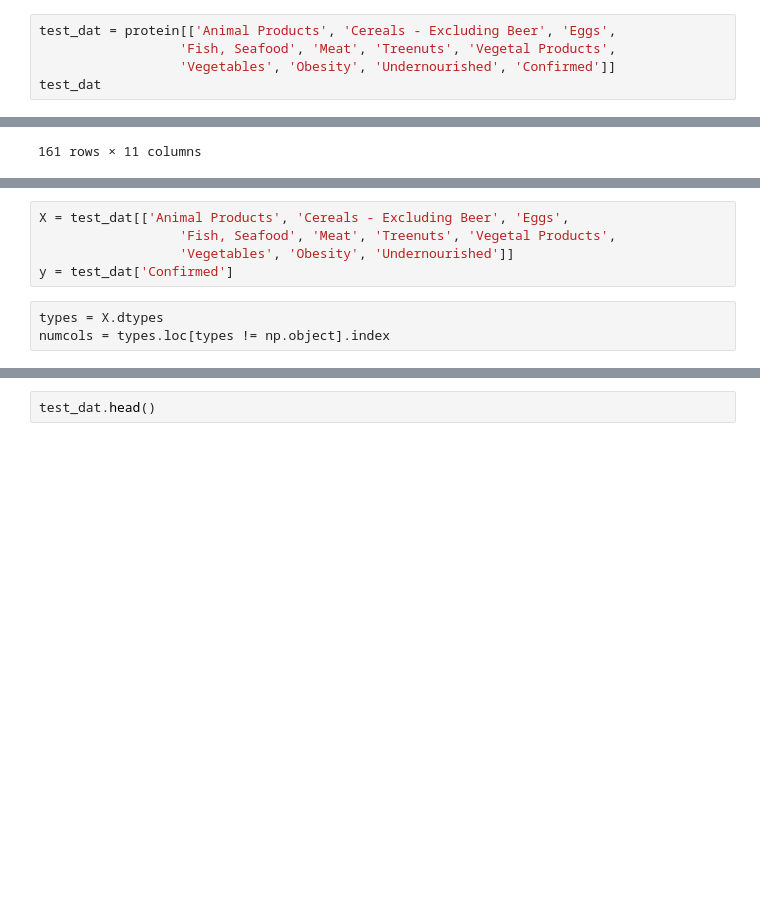
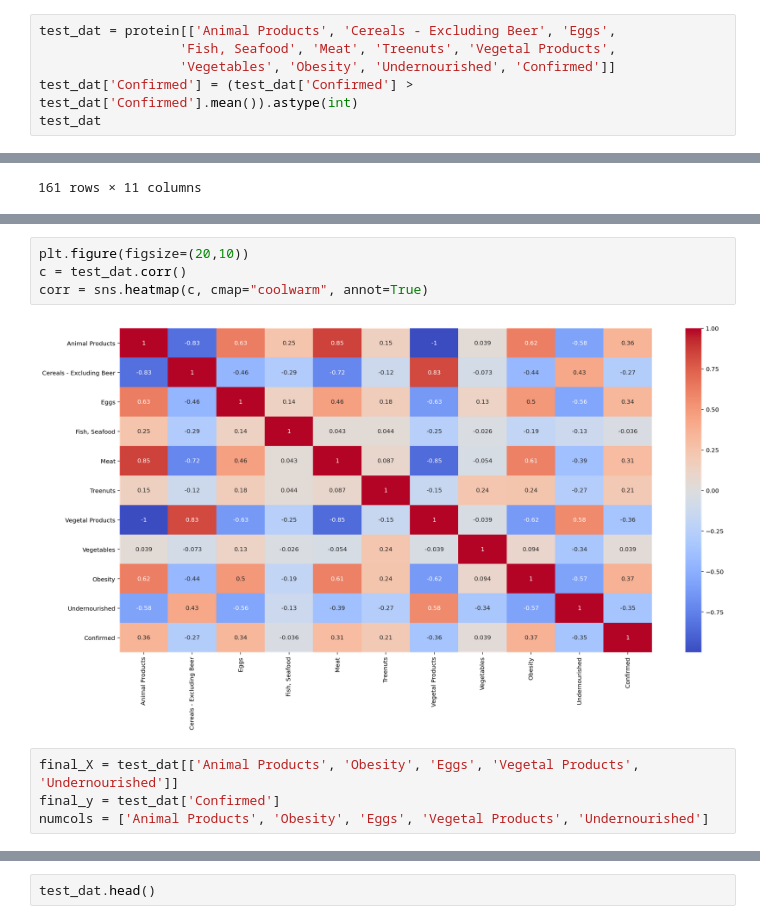
Before and after one commit to justinlu09/COVID-Food-Analysis, a Jupyter notebook: Relationship Between COVID-19 and Nutrition.ipynb, the cells around one changed output, grey strips where cells are left out. Drawn from its saved outputs; the diff is of its cells as text; blank space fills up the shorter version.

```diff
--- a/Relationship Between COVID-19 and Nutrition.ipynb
+++ b/Relationship Between COVID-19 and Nutrition.ipynb
@@ -183,6 +178,7 @@ For the baseline model, I chose these features: `Animal Products`, `Cereals - Ex
 test_dat = protein[['Animal Products', 'Cereals - Excluding Beer', 'Eggs',
                   'Fish, Seafood', 'Meat', 'Treenuts', 'Vegetal Products',
                   'Vegetables', 'Obesity', 'Undernourished', 'Confirmed']]
+test_dat['Confirmed'] = (test_dat['Confirmed'] > test_dat['Confirmed'].mean()).astype(int)
 test_dat
 # %% [output]
 |  | Animal Products | Cereals - Excluding Beer | Eggs | Fish, Seafood | Meat | Treenuts | Vegetal Products | ... |
@@ -203,9 +202,11 @@ test_dat
+# %%
+plt.figure(figsize=(20,10))
+c = test_dat.corr()
+corr = sns.heatmap(c, cmap="coolwarm", annot=True)
+# %% [output]
+[figure, added]
 # %%
-X = test_dat[['Animal Products', 'Cereals - Excluding Beer', 'Eggs',
-                  'Fish, Seafood', 'Meat', 'Treenuts', 'Vegetal Products',
-                  'Vegetables', 'Obesity', 'Undernourished']]
-y = test_dat['Confirmed']
+final_X = test_dat[['Animal Products', 'Obesity', 'Eggs', 'Vegetal Products', 'Undernourished']]
+final_y = test_dat['Confirmed']
+numcols = ['Animal Products', 'Obesity', 'Eggs', 'Vegetal Products', 'Undernourished']
-# %%
-types = X.dtypes
-numcols = types.loc[types != np.object].index
 # %%
```
Also changed, not shown: parts of 23 cells of this notebook.
